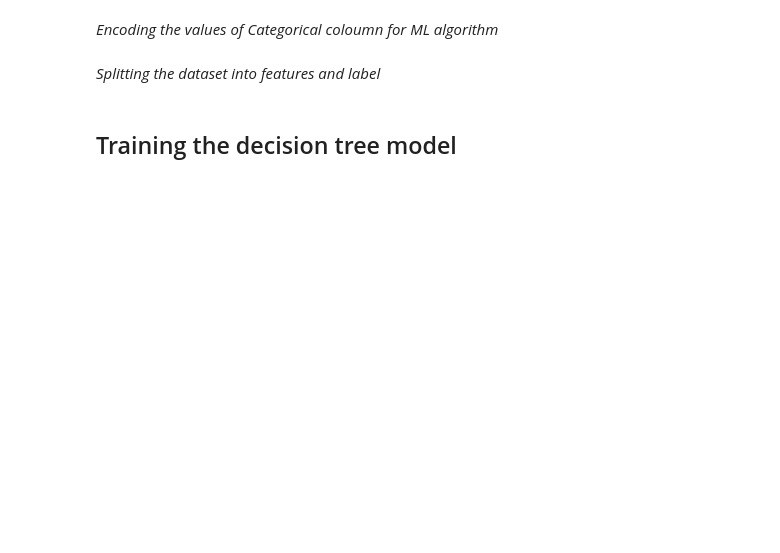
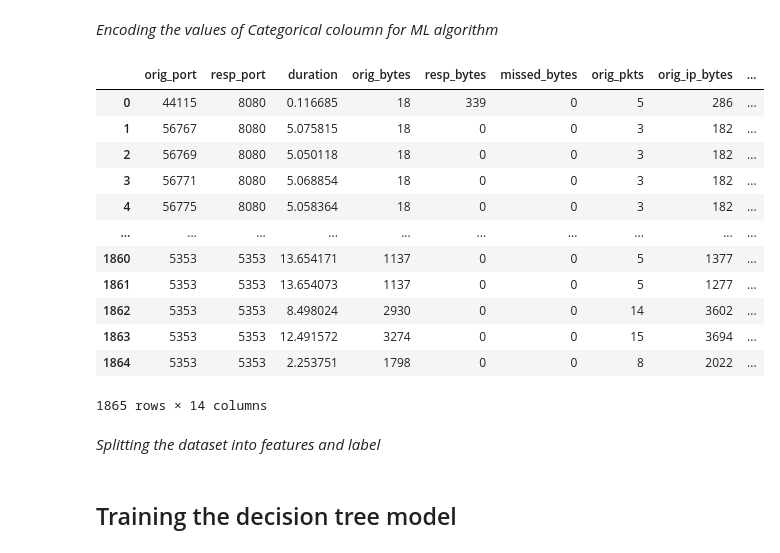
Before and after one commit to Sage1918/RIoT, a Jupyter notebook: NewTrain.ipynb, the cells around one changed output. Cells and saved outputs as stored; diff of their text form; code cells hidden in the pictures; blank space fills up the shorter version.

```diff
--- a/NewTrain.ipynb
+++ b/NewTrain.ipynb
@@ -78,7 +123,7 @@ for i in train_data['label']:
     else:
         newLabel.append(0)
 
-train_data = train_data.drop('label')
+train_data = train_data.drop('label',axis=1)
 train_data['label'] = newLabel
 
 # Encoding the 'proto' coloumn of dataset
@@ -93,13 +138,13 @@ for i in train_data['protocol']:
     else:
         newProtoColoumn.append(2)
 
-train_data = train_data.drop('protocol')
+train_data = train_data.drop('protocol',axis=1)
 train_data['protocol'] = newProtoColoumn
 
 # Encoding the 'service' coloumn of dataset
 # Program comes here
 # Not encoding service coloumn as there is a lot of blank spaces in that coloumn in dataset/
-train_data = train_data.drop('service')
+train_data = train_data.drop('service',axis=1)
 
 # Encoding the 'conn_state' coloumn of dataset.
 # Program comes here
@@ -134,8 +179,13 @@ def conn_state_encoder(conn_state_value):
     elif conn_state_value == "OTH": # No SYN seen, just midstream traffic(eg: partial traffic that was not later closed).
         return 12
 
+newConn_state = []
+for i in train_data['conn_state']:
+    newConn_state.append(conn_state_encoder(i))
+train_data = train_data.drop('conn_state',axis=1)
+train_data['conn_state'] = newConn_state
+
 # Encoding the 'history' coloumn of dataset
-# Program comes here... Need: An intelligent way to map each(permutably possible) values of coloumn 'history' into numerical values for the ML algorithm.
 # Decoding function
 def DecimalToBase25(decimalNum):
     base25Str=""
@@ -203,6 +253,22 @@ for i in train_data['history']:
     encodedHist.append(encodeHist(i))
 
 train_data['encodedHistory'] = encodedHist
-train_data = train_data.drop('history')
+train_data = train_data.drop('history',axis=1)
+# %%
+train_data
+# %% [output]
+|  | orig_port | resp_port | duration | orig_bytes | resp_bytes | missed_bytes | orig_pkts | orig_ip_bytes | ... |
+| 0 | 44115 | 8080 | 0.116685 | 18 | 339 | 0 | 5 | 286 | ... |
+| 1 | 56767 | 8080 | 5.075815 | 18 | 0 | 0 | 3 | 182 | ... |
+| 2 | 56769 | 8080 | 5.050118 | 18 | 0 | 0 | 3 | 182 | ... |
+| 3 | 56771 | 8080 | 5.068854 | 18 | 0 | 0 | 3 | 182 | ... |
+| 4 | 56775 | 8080 | 5.058364 | 18 | 0 | 0 | 3 | 182 | ... |
+| ... | ... | ... | ... | ... | ... | ... | ... | ... | ... |
+| 1860 | 5353 | 5353 | 13.654171 | 1137 | 0 | 0 | 5 | 1377 | ... |
+| 1861 | 5353 | 5353 | 13.654073 | 1137 | 0 | 0 | 5 | 1277 | ... |
+| 1862 | 5353 | 5353 | 8.498024 | 2930 | 0 | 0 | 14 | 3602 | ... |
+| 1863 | 5353 | 5353 | 12.491572 | 3274 | 0 | 0 | 15 | 3694 | ... |
+| 1864 | 5353 | 5353 | 2.253751 | 1798 | 0 | 0 | 8 | 2022 | ... |
+1865 rows × 14 columns
 # %% [markdown]
 *Splitting the dataset into features and label*
```
Also changed, not shown: parts of 9 cells of this notebook.
